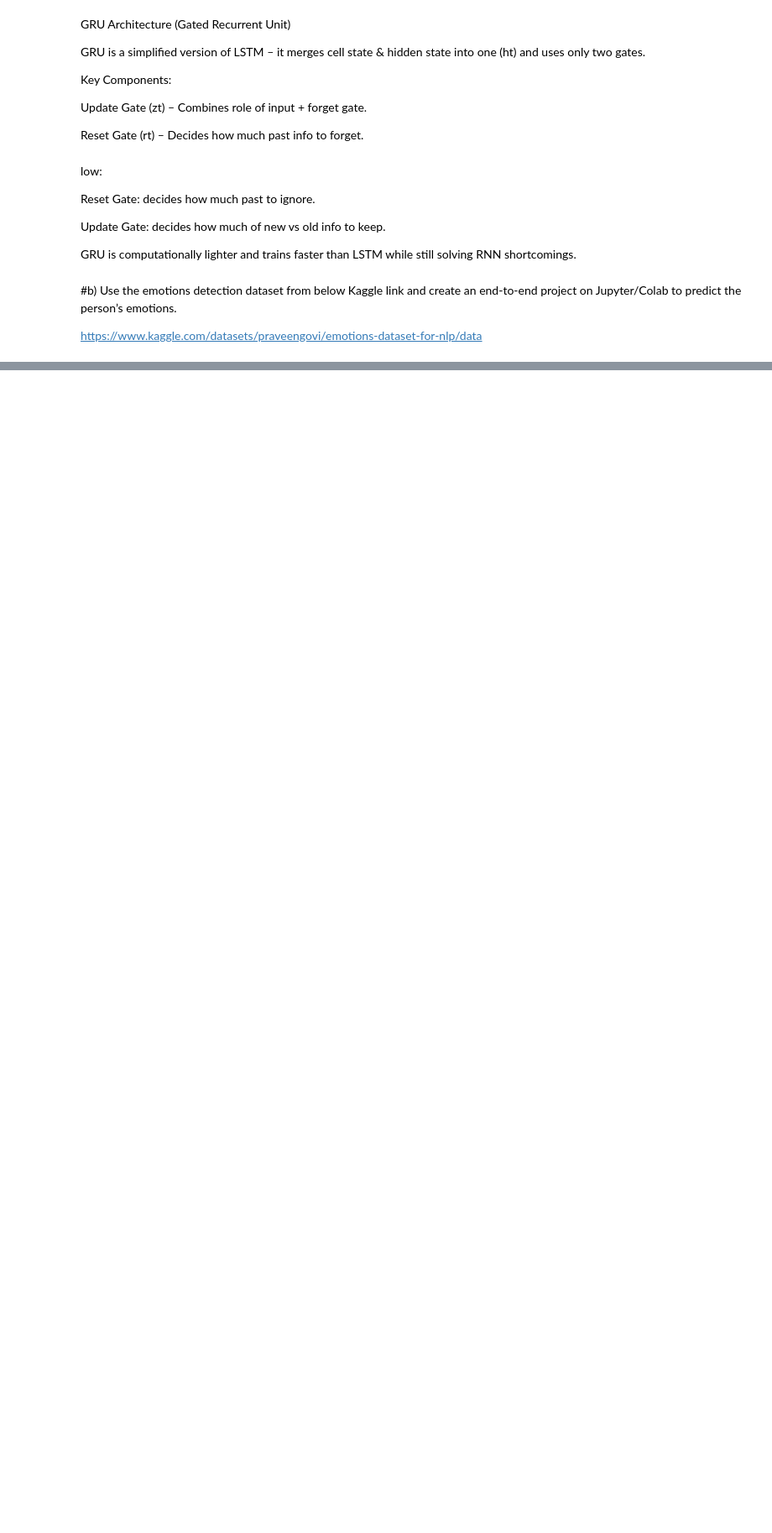
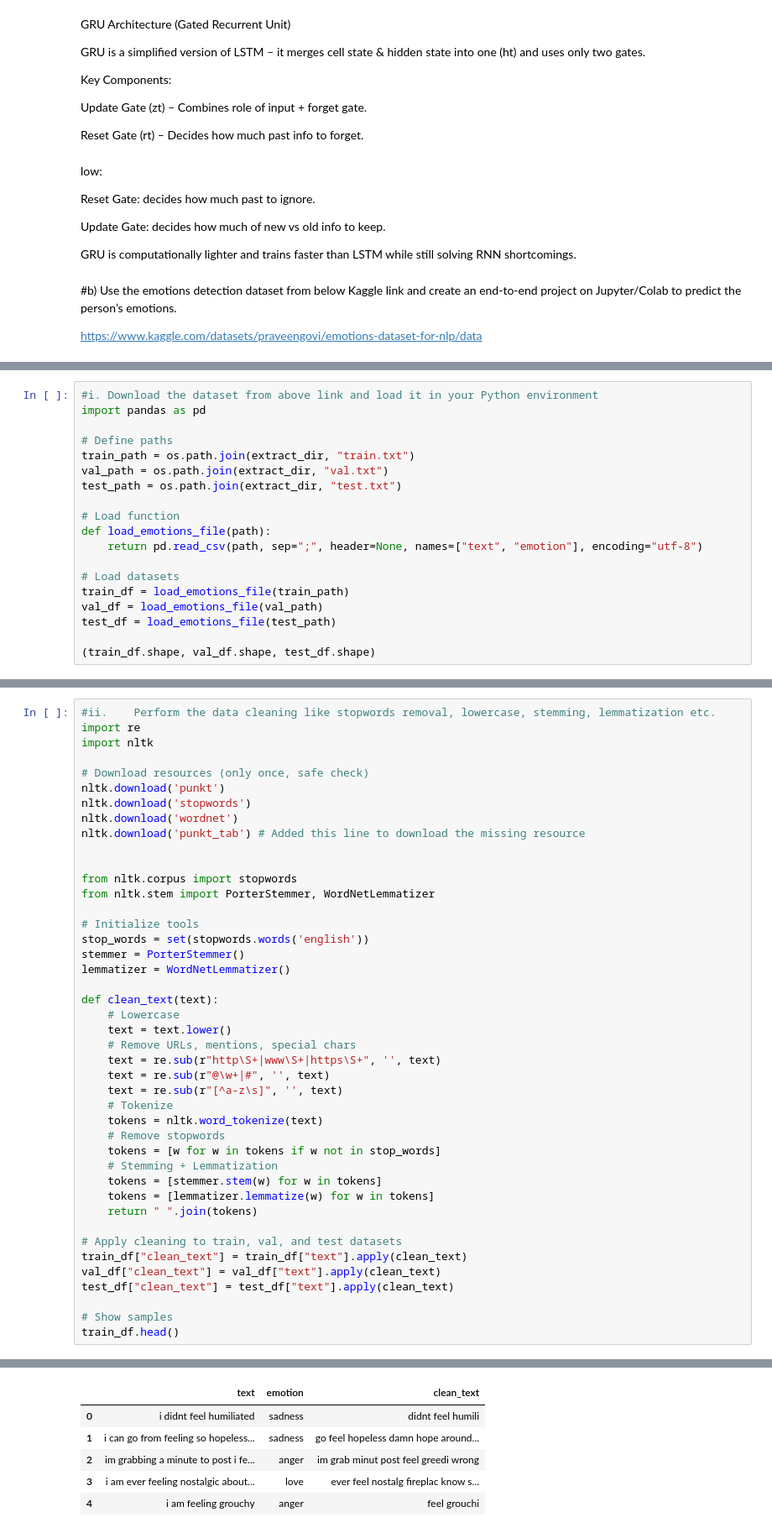
Before and after one commit to Piramu-Mahalingam/DS-Course-Assignment-1, a Jupyter notebook: Piramu M Assignment RNN-NLP.ipynb, the cells around one changed output, grey strips where cells are left out. Shown at 84% size. Saved outputs shown, nothing was run; the diff lists cells and outputs as text; blank space fills up the shorter version.

```diff
--- a/Piramu M Assignment RNN-NLP.ipynb
+++ b/Piramu M Assignment RNN-NLP.ipynb
@@ -132,0 +88,19 @@ FileNotFoundError: [Errno 2] No such file or directory: '/mnt/data/extracted_dat
+# %%
+#i.	Download the dataset from above link and load it in your Python environment
+import pandas as pd
+
+# Define paths
+train_path = os.path.join(extract_dir, "train.txt")
+val_path = os.path.join(extract_dir, "val.txt")
+test_path = os.path.join(extract_dir, "test.txt")
+
+# Load function
+def load_emotions_file(path):
+    return pd.read_csv(path, sep=";", header=None, names=["text", "emotion"], encoding="utf-8")
+
+# Load datasets
+train_df = load_emotions_file(train_path)
+val_df = load_emotions_file(val_path)
+test_df = load_emotions_file(test_path)
+
+(train_df.shape, val_df.shape, test_df.shape)
@@ -132,0 +109,44 @@ FileNotFoundError: [Errno 2] No such file or directory: '/mnt/data/extracted_dat
+# %%
+#ii.    Perform the data cleaning like stopwords removal, lowercase, stemming, lemmatization etc.
+import re
+import nltk
+
+# Download resources (only once, safe check)
+nltk.download('punkt')
+nltk.download('stopwords')
+nltk.download('wordnet')
+nltk.download('punkt_tab') # Added this line to download the missing resource
+
+
+from nltk.corpus import stopwords
+from nltk.stem import PorterStemmer, WordNetLemmatizer
+
+# Initialize tools
+stop_words = set(stopwords.words('english'))
+stemmer = PorterStemmer()
+lemmatizer = WordNetLemmatizer()
+
+def clean_text(text):
+    # Lowercase
+    text = text.lower()
+    # Remove URLs, mentions, special chars
+    text = re.sub(r"http\S+|www\S+|https\S+", '', text)
+    text = re.sub(r"@\w+|#", '', text)
+    text = re.sub(r"[^a-z\s]", '', text)
+    # Tokenize
+    tokens = nltk.word_tokenize(text)
+    # Remove stopwords
+    tokens = [w for w in tokens if w not in stop_words]
+    # Stemming + Lemmatization
+    tokens = [stemmer.stem(w) for w in tokens]
+    tokens = [lemmatizer.lemmatize(w) for w in tokens]
+    return " ".join(tokens)
+
+# Apply cleaning to train, val, and test datasets
+train_df["clean_text"] = train_df["text"].apply(clean_text)
+val_df["clean_text"] = val_df["text"].apply(clean_text)
+test_df["clean_text"] = test_df["text"].apply(clean_text)
+
+# Show samples
+train_df.head()
+# %% [output]
@@ -132,0 +161,6 @@ FileNotFoundError: [Errno 2] No such file or directory: '/mnt/data/extracted_dat
+|  | text | emotion | clean_text |
+| 0 | i didnt feel humiliated | sadness | didnt feel humili |
+| 1 | i can go from feeling so hopeless... | sadness | go feel hopeless damn hope around... |
+| 2 | im grabbing a minute to post i fe... | anger | im grab minut post feel greedi wrong |
+| 3 | i am ever feeling nostalgic about... | love | ever feel nostalg fireplac know s... |
+| 4 | i am feeling grouchy | anger | feel grouchi |
```
Also changed, not shown: parts of 10 cells of this notebook.
